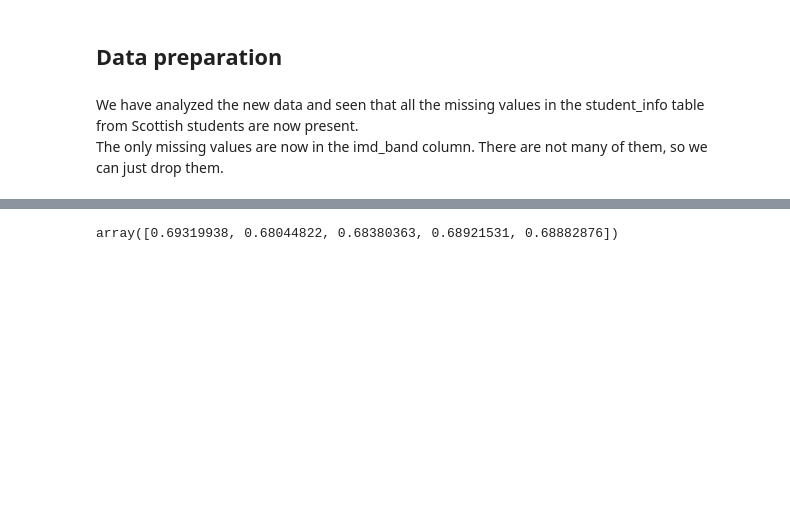
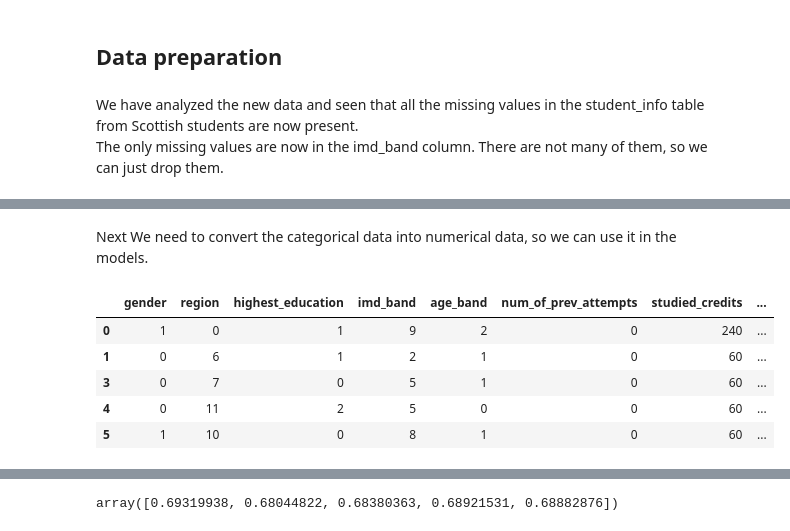
Before and after one commit to randmon/ucll_ti_data_and_ai_group_assignments, a Jupyter notebook: Assignment 3/modelling.ipynb, the cells around one changed output, grey strips where cells are left out. Drawn from its saved outputs; the diff is of its cells as text; code cells hidden in the pictures; blank space fills up the shorter version.

```diff
--- a/Assignment 3/modelling.ipynb
+++ b/Assignment 3/modelling.ipynb
@@ -27,9 +28,10 @@ from sklearn.svm import SVC
 ## Data preparation
 # %%
 # Load data
-student_info_df = pd.read_csv('data/studentInfo.csv')
+student_df = pd.read_csv('data/studentInfo.csv')
 # %% [markdown]
 We have analyzed the new data and seen that all the missing values in the student_info table from Scottish students are now present.<br/>
 The only missing values are now in the imd_band column. There are not many of them, so we can just drop them.
 # %%
-student_info_df.dropna(subset=['imd_band'], inplace=True)
+student_df.dropna(subset=['imd_band'], inplace=True)
+student_df.reset_index(drop=True, inplace=True)
@@ -116,0 +71,19 @@ y_pred = clf.predict(x_test)
+# %% [markdown]
+Next We need to convert the categorical data into numerical data, so we can use it in the models.
+# %%
+le = LabelEncoder()
+x['gender'] = le.fit_transform(x['gender'])
+x['disability'] = le.fit_transform(x['disability'])
+x['imd_band'] = le.fit_transform(x['imd_band'])
+x['age_band'] = le.fit_transform(x['age_band'])
+x['region'] = le.fit_transform(x['region'])
+x['highest_education'] = le.fit_transform(x['highest_education'])
+
+x.head()
+# %% [output]
+|  | gender | region | highest_education | imd_band | age_band | num_of_prev_attempts | studied_credits | ... |
+| 0 | 1 | 0 | 1 | 9 | 2 | 0 | 240 | ... |
+| 1 | 0 | 6 | 1 | 2 | 1 | 0 | 60 | ... |
+| 3 | 0 | 7 | 0 | 5 | 1 | 0 | 60 | ... |
+| 4 | 0 | 11 | 2 | 5 | 0 | 0 | 60 | ... |
+| 5 | 1 | 10 | 0 | 8 | 1 | 0 | 60 | ... |
```
Also changed, not shown: parts of 20 cells of this notebook, 1 other file.
